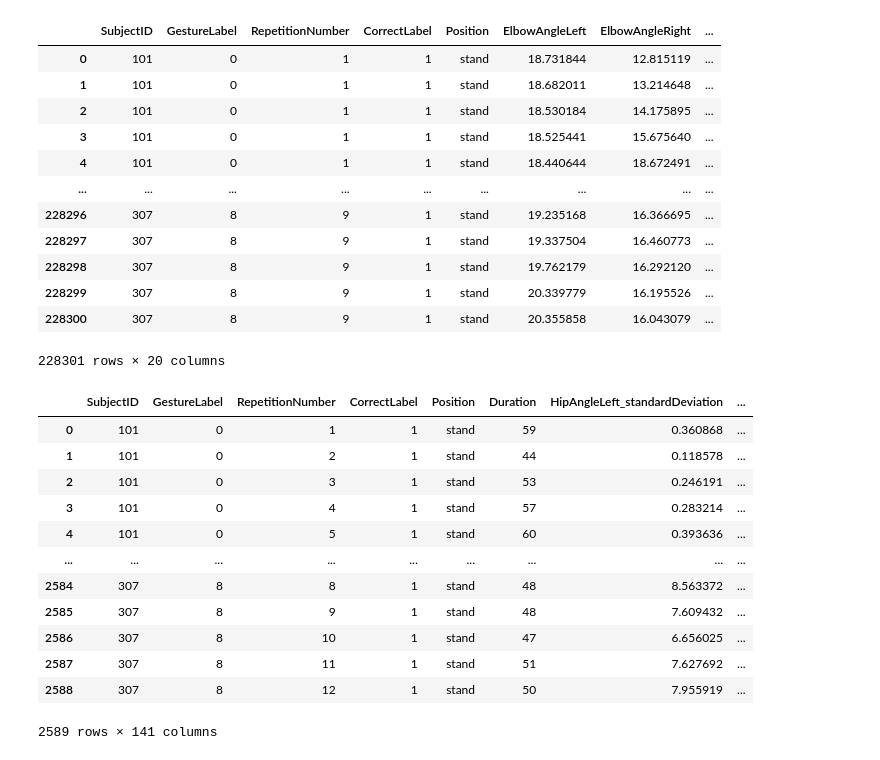
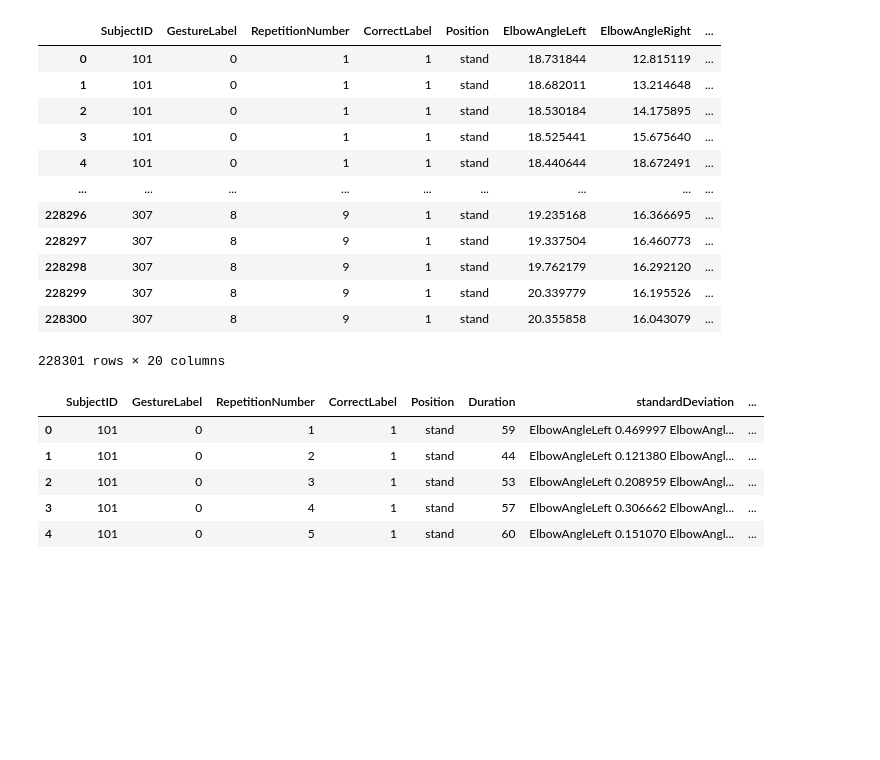
Before and after one commit to nmartinser/Telerehabilitation, a Jupyter notebook: notebooks/medidas_angulos.ipynb, the cells around one changed output. Drawn from its saved outputs; the diff is of its cells as text; code cells hidden in the pictures; blank space fills up the shorter version.

```diff
--- a/notebooks/medidas_angulos.ipynb
+++ b/notebooks/medidas_angulos.ipynb
@@ -6,7 +20,6 @@ import pandas as pd # para manejar dataframes
 # %%
 # dataframe de los ángulos
-# dataframe con toda la informacion recompilada de RawData
-df_angle = pd.read_csv('../csvFiles/angles.csv', dtype=object) # salida de leer_dataset.ipynb
+df_angle = pd.read_csv('../Resultados/angles.csv', dtype=object) # salida de leer_dataset.ipynb
 # pasar variable obj to numeric
 df_angle = df_angle.apply(pd.to_numeric, errors='ignore')
 df_angle # visualizacion de df
@@ -50,5 +68,14 @@ for (subject_id, gesture_label, repetition_number), group in groups:
         'Kurtosis': angles.kurtosis()  # Kurtosis
     })
 # %%
+# Crea un DataFrame con los datos de los angulos y lo ordena
 df = pd.DataFrame(data)
 df = df.sort_values(['SubjectID', 'GestureLabel', 'RepetitionNumber'])
+df.head()
+# %% [output]
+|  | SubjectID | GestureLabel | RepetitionNumber | CorrectLabel | Position | Duration | standardDeviation | ... |
+| 0 | 101 | 0 | 1 | 1 | stand | 59 | ElbowAngleLeft 0.469997 ElbowAngl... | ... |
+| 1 | 101 | 0 | 2 | 1 | stand | 44 | ElbowAngleLeft 0.121380 ElbowAngl... | ... |
+| 2 | 101 | 0 | 3 | 1 | stand | 53 | ElbowAngleLeft 0.208959 ElbowAngl... | ... |
+| 3 | 101 | 0 | 4 | 1 | stand | 57 | ElbowAngleLeft 0.306662 ElbowAngl... | ... |
+| 4 | 101 | 0 | 5 | 1 | stand | 60 | ElbowAngleLeft 0.151070 ElbowAngl... | ... |
@@ -74,16 +81,0 @@ df = df.sort_values(['SubjectID', 'GestureLabel', 'RepetitionNumber'])
-# %%
-df
-# %% [output]
-|  | SubjectID | GestureLabel | RepetitionNumber | CorrectLabel | Position | Duration | HipAngleLeft_standardDeviation | ... |
-| 0 | 101 | 0 | 1 | 1 | stand | 59 | 0.360868 | ... |
-| 1 | 101 | 0 | 2 | 1 | stand | 44 | 0.118578 | ... |
-| 2 | 101 | 0 | 3 | 1 | stand | 53 | 0.246191 | ... |
-| 3 | 101 | 0 | 4 | 1 | stand | 57 | 0.283214 | ... |
-| 4 | 101 | 0 | 5 | 1 | stand | 60 | 0.393636 | ... |
-| ... | ... | ... | ... | ... | ... | ... | ... | ... |
-| 2584 | 307 | 8 | 8 | 1 | stand | 48 | 8.563372 | ... |
-| 2585 | 307 | 8 | 9 | 1 | stand | 48 | 7.609432 | ... |
-| 2586 | 307 | 8 | 10 | 1 | stand | 47 | 6.656025 | ... |
-| 2587 | 307 | 8 | 11 | 1 | stand | 51 | 7.627692 | ... |
-| 2588 | 307 | 8 | 12 | 1 | stand | 50 | 7.955919 | ... |
-2589 rows × 141 columns
```
Also changed, not shown: parts of 8 cells of this notebook, 3 other files.
